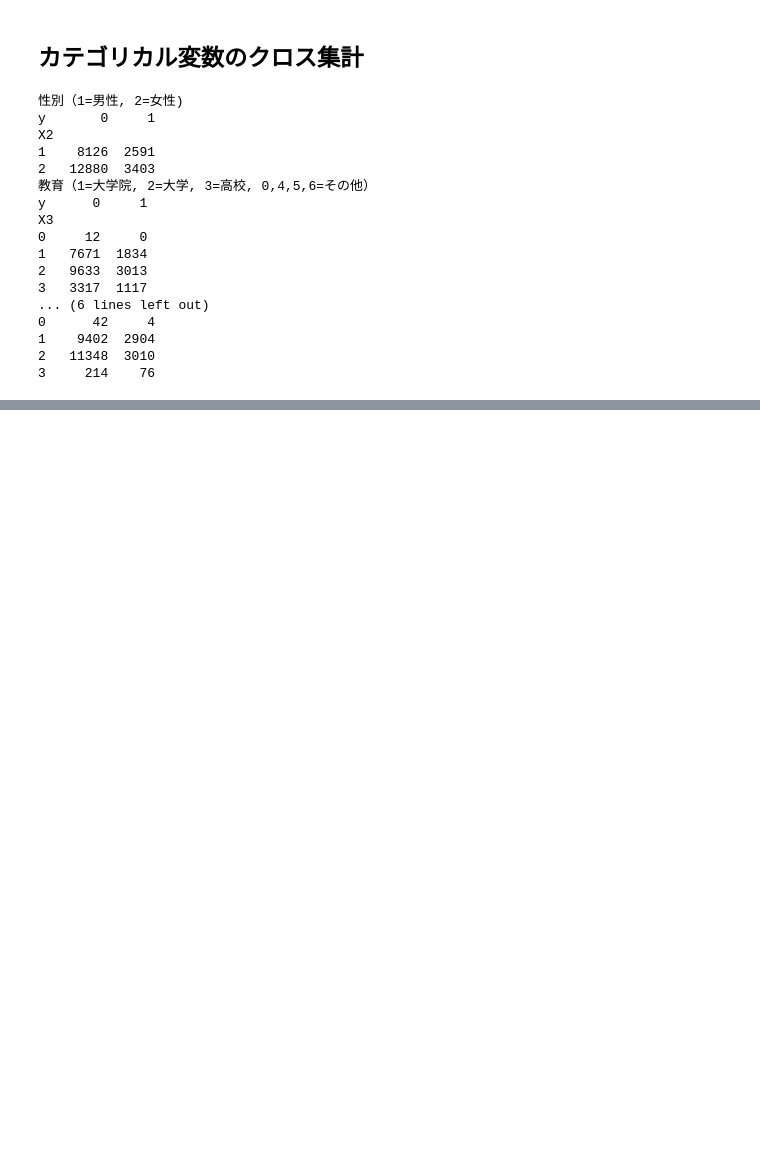
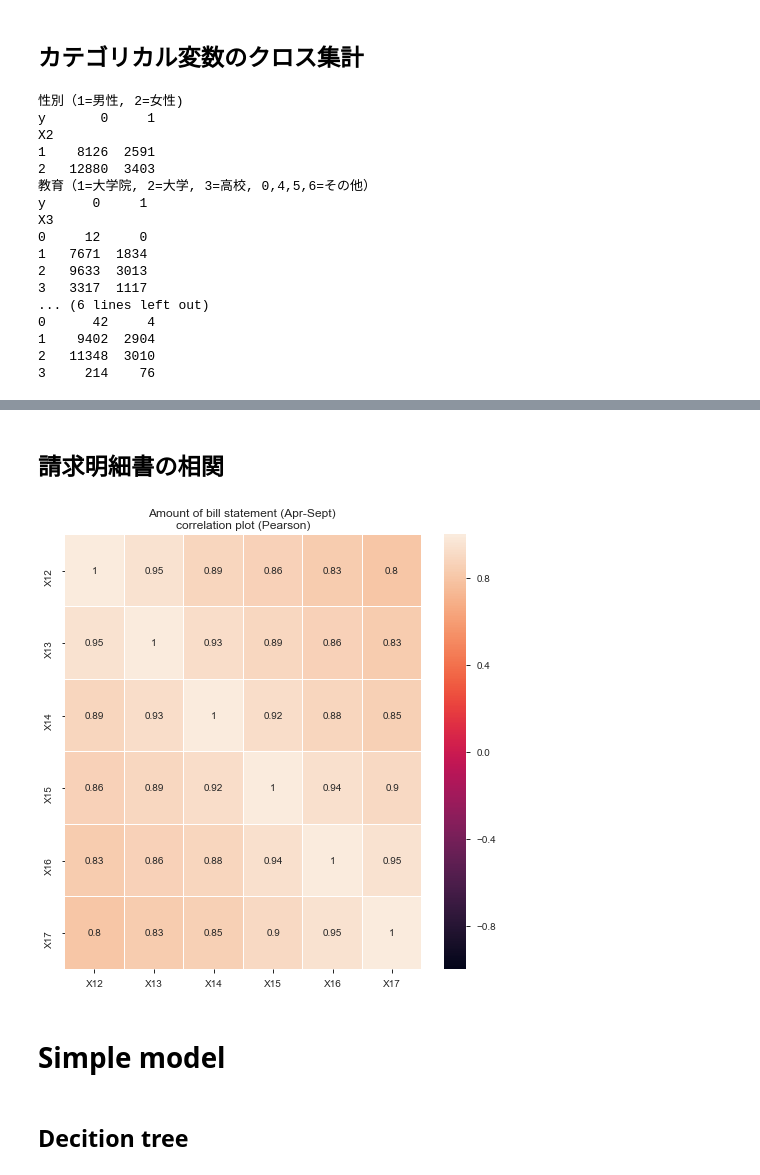
Before and after one commit to takuto0831/Credit_Card_Prob_Space, a Jupyter notebook: jn/exploratory_data_analysis.ipynb, the cells around one changed output, grey strips where cells are left out. Cells and saved outputs as stored; diff of their text form; code cells hidden in the pictures; blank space fills up the shorter version.

Commit message:
EDA + Simpleモデルを追加

```diff
--- a/jn/exploratory_data_analysis.ipynb
+++ b/jn/exploratory_data_analysis.ipynb
@@ -111,0 +127,15 @@ X3
+# %% [markdown]
+## 請求明細書の相関
+# %%
+var = ["X12","X13","X14","X15","X16","X17"]
+plt.figure(figsize = (8,8))
+plt.title('Amount of bill statement (Apr-Sept) \ncorrelation plot (Pearson)')
+corr = train[var].corr()
+sns.heatmap(corr,xticklabels=corr.columns,yticklabels=corr.columns,linewidths=.1,vmin=-1, vmax=1,annot=True)
+plt.show()
+# %% [output]
+[figure, added]
+# %% [markdown]
+# Simple model
+# %% [markdown]
+## Decition tree
```
Also changed, not shown: parts of 5 cells of this notebook.
